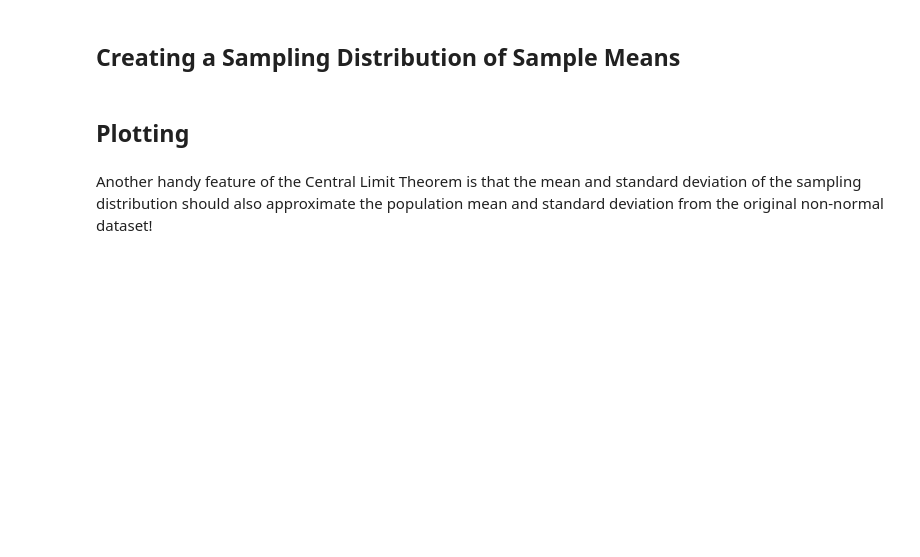
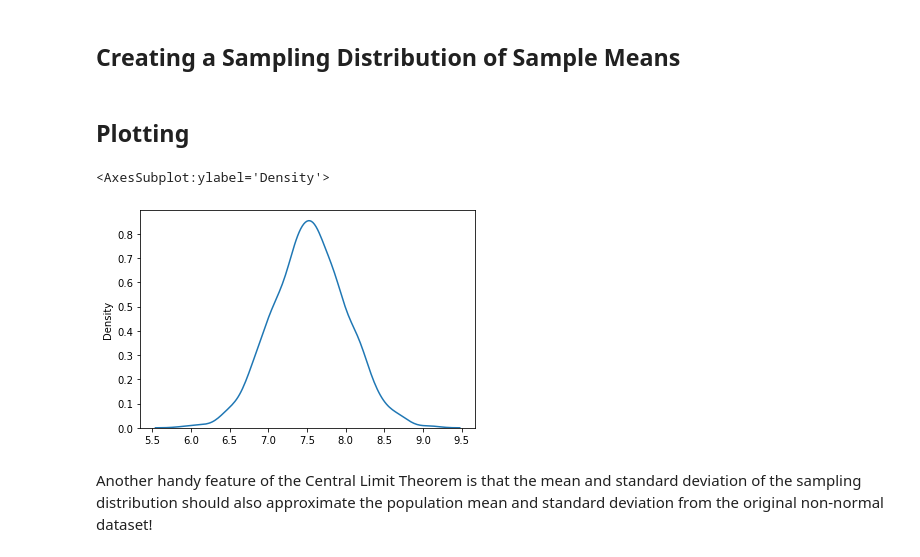
Before and after one commit to vnelima/CLT_Confidence_intervals, a Jupyter notebook: index.ipynb, the cells around one changed output. Cells and saved outputs as stored; diff of their text form; code cells hidden in the pictures; blank space fills up the shorter version.

```diff
--- a/index.ipynb
+++ b/index.ipynb
@@ -29,0 +28,4 @@ sns.kdeplot(bimodal_data)
+# %%
+# sample mean
+sample_30= np.random.choice(bimodal_data, 100)
+sample_30.mean()
@@ -34,5 +36,18 @@ sns.kdeplot(bimodal_data)
+# %%
+# calculate sample_means
+sample_means=[]
+for i in range(1000):
+    sample_30 = np.random.choice(bimodal_data,30)
+    sample_means.append(sample_30.mean())
+
+    sample_means
 # %% [markdown]
 ## Plotting
+# %%
+sns.kdeplot(data = sample_means)
+# %% [output]
+<AxesSubplot:ylabel='Density'>
+[figure, added]
 # %% [markdown]
 Another handy feature of the Central Limit Theorem is that the mean and standard deviation of the sampling distribution should also approximate the population mean and standard deviation from the original non-normal dataset!
 # %% [markdown]
```
Also changed, not shown: parts of 9 cells of this notebook, 1 other file.
